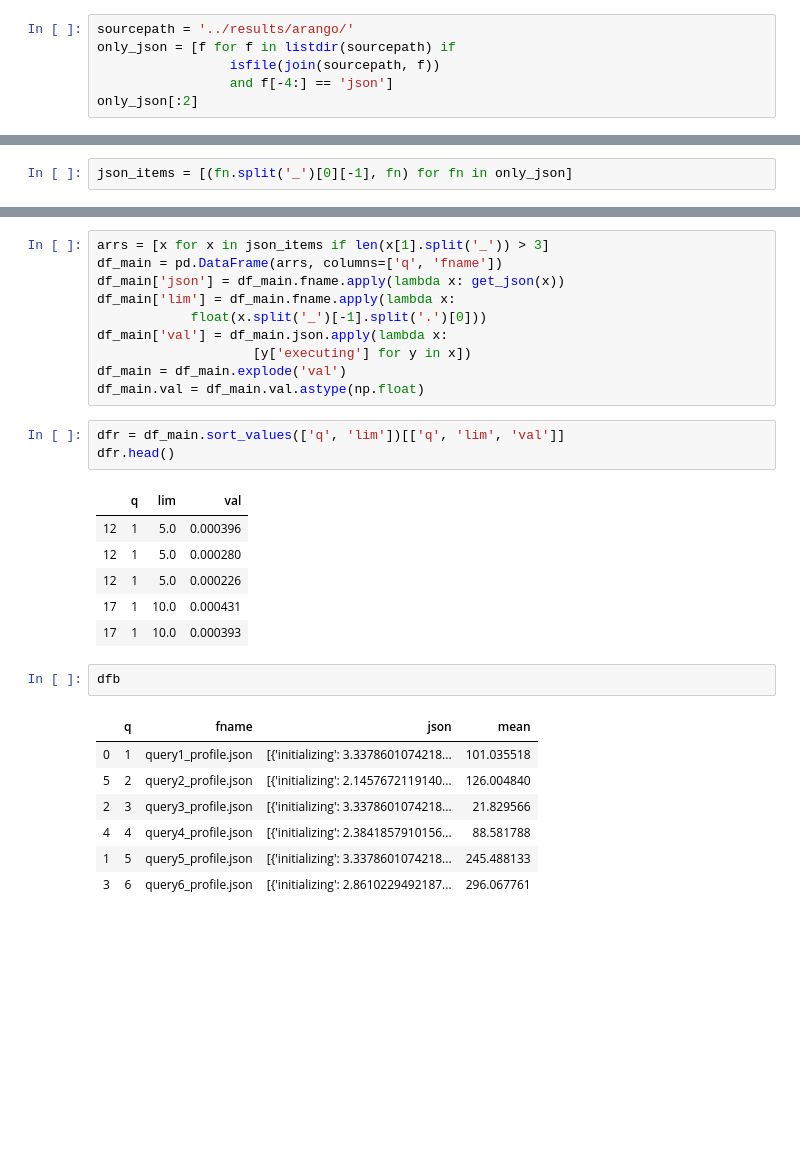
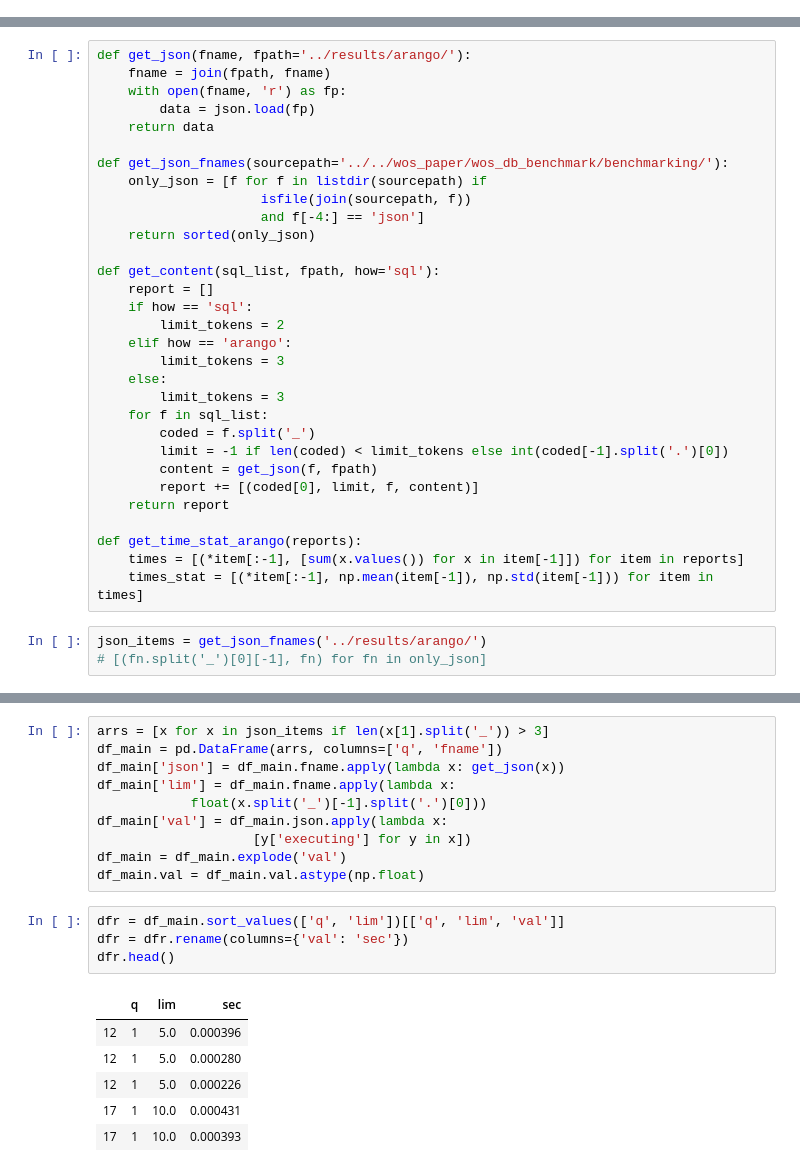
Before and after one commit to alexander-belikov/wos_arango_ingest, a Jupyter notebook: notebooks/plot_times.ipynb, the cells around one changed output, grey strips where cells are left out. Drawn from its saved outputs; the diff is of its cells as text; blank space fills up the shorter version.

Commit message:
cmp results

```diff
--- a/notebooks/plot_times.ipynb
+++ b/notebooks/plot_times.ipynb
@@ -15,6 +9,0 @@ def get_json(fname, fpath='../results/arango/'):
-# %%
-sourcepath = '../results/arango/'
-only_json = [f for f in listdir(sourcepath) if
-                 isfile(join(sourcepath, f))
-                 and f[-4:] == 'json']
-only_json[:2]
@@ -23,2 +10,34 @@ only_json[:2]
+# %%
+def get_json(fname, fpath='../results/arango/'):
+    fname = join(fpath, fname)
+    with open(fname, 'r') as fp:
+        data = json.load(fp)
+    return data
+
+def get_json_fnames(sourcepath='../../wos_paper/wos_db_benchmark/benchmarking/'):
+    only_json = [f for f in listdir(sourcepath) if
+                     isfile(join(sourcepath, f))
+                     and f[-4:] == 'json']
+    return sorted(only_json)
+
+def get_content(sql_list, fpath, how='sql'):
+    report = []
+    if how == 'sql':
+        limit_tokens = 2
+    elif how == 'arango':
+        limit_tokens = 3
+    else:
+        limit_tokens = 3
+    for f in sql_list:
+        coded = f.split('_')
+        limit = -1 if len(coded) < limit_tokens else int(coded[-1].split('.')[0])
+        content = get_json(f, fpath)
+        report += [(coded[0], limit, f, content)]
+    return report
+
+def get_time_stat_arango(reports):
+    times = [(*item[:-1], [sum(x.values()) for x in item[-1]]) for item in reports]
+    times_stat = [(*item[:-1], np.mean(item[-1]), np.std(item[-1])) for item in times]
 # %%
-json_items = [(fn.split('_')[0][-1], fn) for fn in only_json]
+json_items = get_json_fnames('../results/arango/')
+# [(fn.split('_')[0][-1], fn) for fn in only_json]
@@ -42,24 +67,15 @@ df_main = df_main.explode('val')
 df_main.val = df_main.val.astype(np.float)
 # %%
 dfr = df_main.sort_values(['q', 'lim'])[['q', 'lim', 'val']]
+dfr = dfr.rename(columns={'val': 'sec'})
 dfr.head()
 # %% [output]
-|  | q | lim | val |
+|  | q | lim | sec |
 | 12 | 1 | 5.0 | 0.000396 |
 | 12 | 1 | 5.0 | 0.000280 |
 | 12 | 1 | 5.0 | 0.000226 |
 | 17 | 1 | 10.0 | 0.000431 |
 | 17 | 1 | 10.0 | 0.000393 |
-# %%
-dfb
-# %% [output]
-|  | q | fname | json | mean |
-| 0 | 1 | query1_profile.json | [{'initializing': 3.3378601074218... | 101.035518 |
-| 5 | 2 | query2_profile.json | [{'initializing': 2.1457672119140... | 126.004840 |
-| 2 | 3 | query3_profile.json | [{'initializing': 3.3378601074218... | 21.829566 |
-| 4 | 4 | query4_profile.json | [{'initializing': 2.3841857910156... | 88.581788 |
-| 1 | 5 | query5_profile.json | [{'initializing': 3.3378601074218... | 245.488133 |
-| 3 | 6 | query6_profile.json | [{'initializing': 2.8610229492187... | 296.067761 |
 # %%
 g = sns.FacetGrid(dfr, col='q', sharex=False, sharey=False,
                   col_wrap=3, margin_titles=True)
```
Also changed, not shown: parts of 7 cells of this notebook, 4 other files.
